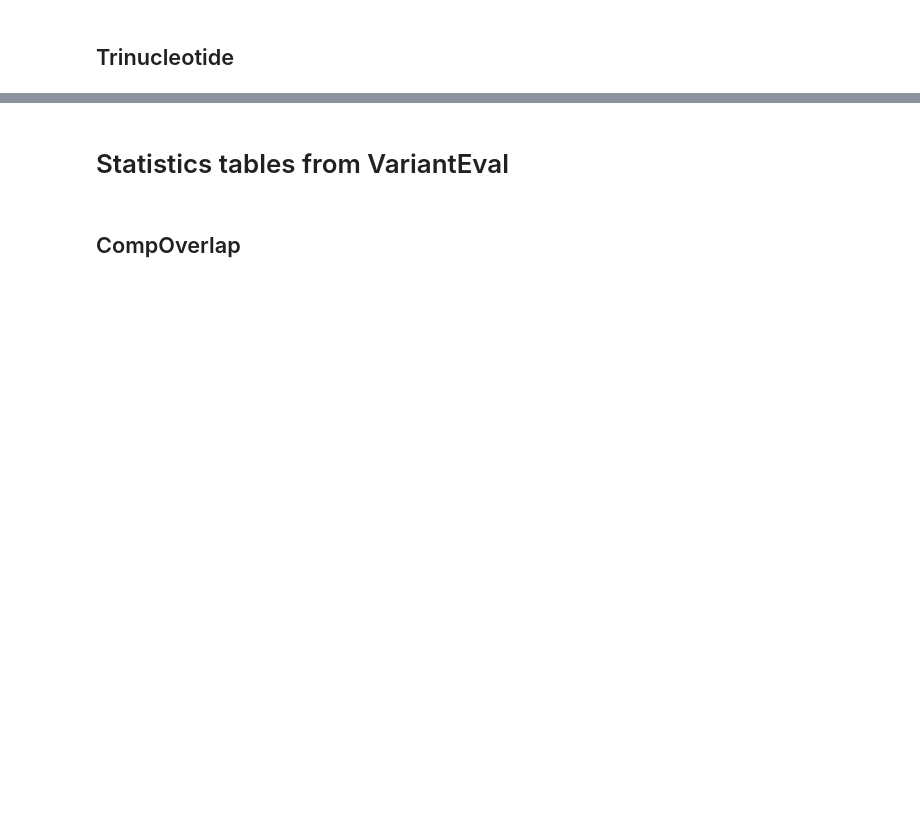
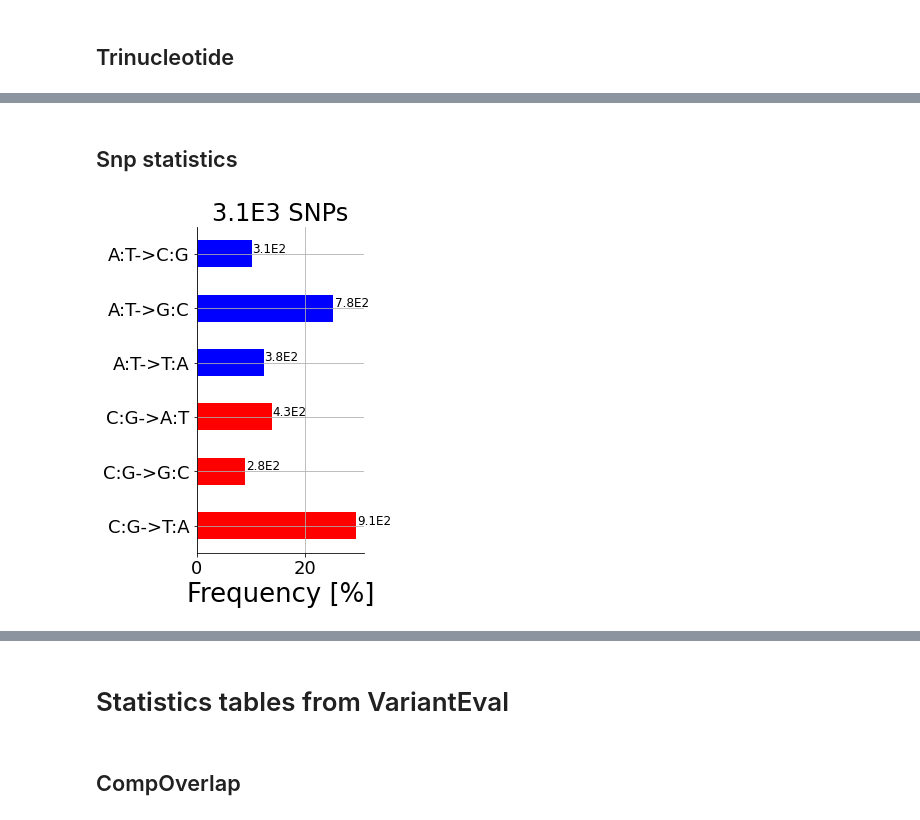
Before and after one commit to Ultimagen/VariantCalling, a Jupyter notebook: src/python/reports/report_wo_gt.ipynb, the cells around one changed output, grey strips where cells are left out. Saved outputs shown, nothing was run; the diff lists cells and outputs as text; code cells hidden in the pictures; blank space fills up the shorter version.

```diff
--- a/src/python/reports/report_wo_gt.ipynb
+++ b/src/python/reports/report_wo_gt.ipynb
@@ -112,6 +96,11 @@ af_hist = pd.read_hdf(no_gt_statistics_unfiltered,'af_hist')
 ins_del_hete = pd.read_hdf(no_gt_statistics_unfiltered,'ins_del_hete')
 ins_del_homo = pd.read_hdf(no_gt_statistics_unfiltered,'ins_del_homo')
 motifs = pd.read_hdf(no_gt_statistics_unfiltered,'snp_motifs')
+
+filtered_af_hist = pd.read_hdf(no_gt_statistics_filtered,'af_hist')
+filtered_ins_del_hete = pd.read_hdf(no_gt_statistics_filtered,'ins_del_hete')
+filtered_ins_del_homo = pd.read_hdf(no_gt_statistics_filtered,'ins_del_homo')
+filtered_motifs = pd.read_hdf(no_gt_statistics_filtered,'snp_motifs')
 #eval
 CompOverlap = pd.read_hdf(no_gt_statistics_unfiltered,'eval_CompOverlap')
 CountVariants = pd.read_hdf(no_gt_statistics_unfiltered,'eval_CountVariants')
@@ -431,0 +478,13 @@ NameError: name 'revcomp' is not defined
+# %% [markdown]
+## Snp statistics
+# %%
+motifs_0 = filtered_motifs.reset_index()
+motifs_0 = (
+    motifs_0.assign(ref=motifs_0["ref_motif"].str.slice(1, 2))
+    .groupby(["ref", "alt_1"])
+    .agg({"size": "sum"})
+)["size"]
+
+bbox_extra_artists = plot_motifs0_bars(motifs_0)
+# %% [output]
+[figure, added]
```
Also changed, not shown: parts of 38 cells of this notebook, 1 other file.
